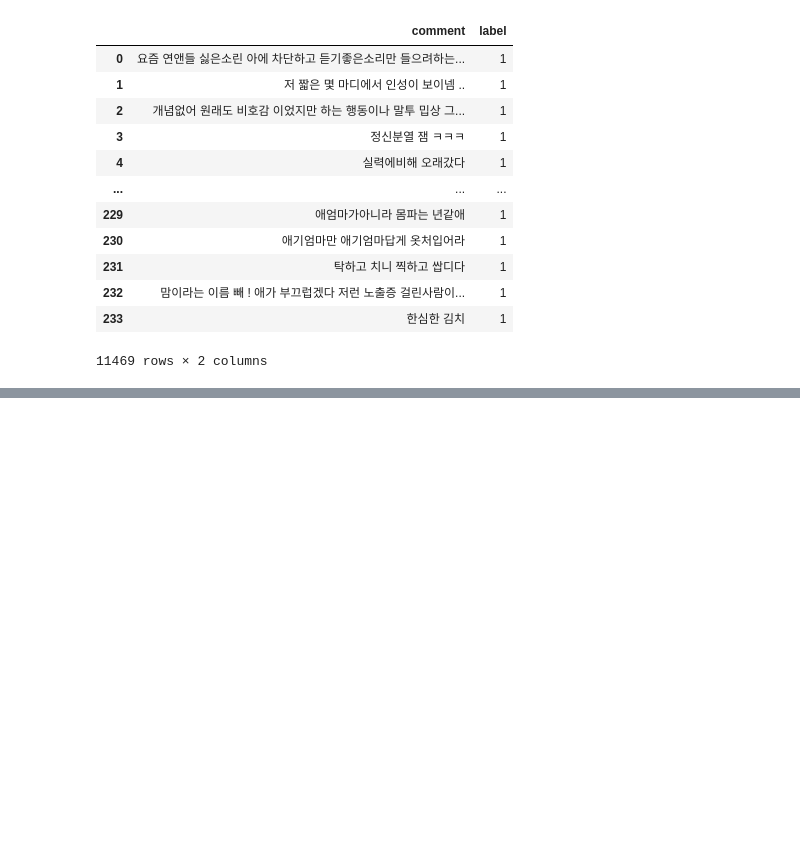
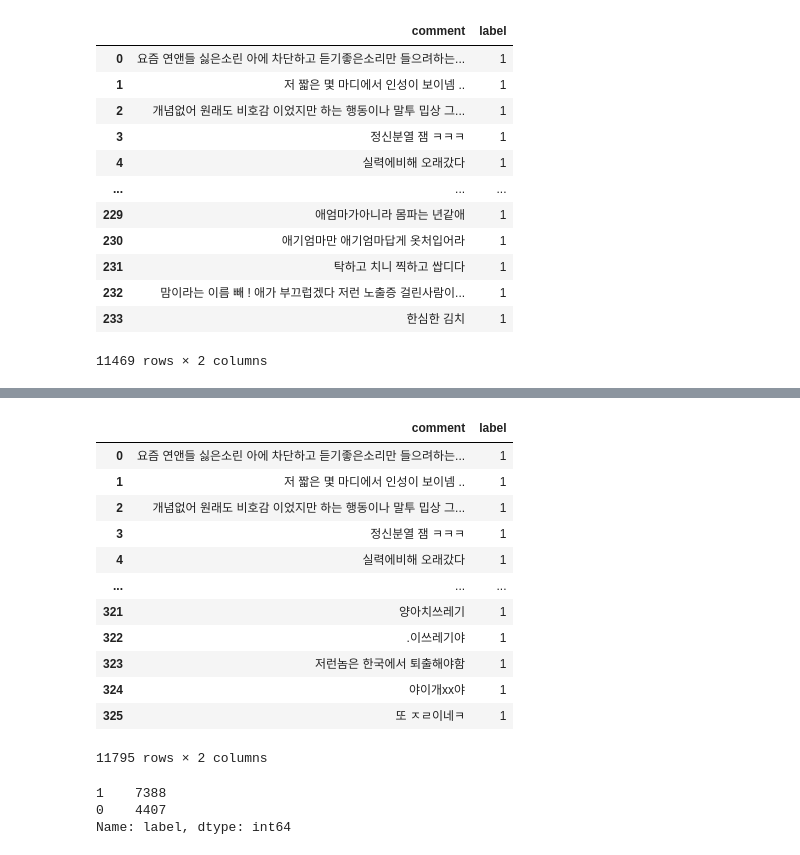
Before and after one commit to sooyeon-go/grad_project, a Jupyter notebook: comment_crawling_r/comment2_csv.ipynb, the cells around one changed output, grey strips where cells are left out. Drawn from its saved outputs; the diff is of its cells as text; code cells hidden in the pictures; blank space fills up the shorter version.

```diff
--- a/comment_crawling_r/comment2_csv.ipynb
+++ b/comment_crawling_r/comment2_csv.ipynb
@@ -485,0 +527,23 @@ fi6
+# %%
+fi7 = fi6.append(dic8)
+fi7
+# %% [output]
+|  | comment | label |
+| 0 | 요즘 연앤들 싫은소린 아에 차단하고 듣기좋은소리만 들으려하는... | 1 |
+| 1 | 저 짧은 몇 마디에서 인성이 보이넴 .. | 1 |
+| 2 | 개념없어 원래도 비호감 이었지만 하는 행동이나 말투 밉상 그... | 1 |
+| 3 | 정신분열 잼 ㅋㅋㅋ | 1 |
+| 4 | 실력에비해 오래갔다 | 1 |
+| ... | ... | ... |
+| 321 | 양아치쓰레기 | 1 |
+| 322 | .이쓰레기야 | 1 |
+| 323 | 저런놈은 한국에서 퇴출해야함 | 1 |
+| 324 | 야이개xx야 | 1 |
+| 325 | 또 ㅈㄹ이네ㅋ | 1 |
+11795 rows × 2 columns
+# %%
+fi7['label'].value_counts()
+# %% [output]
+1    7388
+0    4407
+Name: label, dtype: int64
```
Also changed, not shown: parts of 2 cells of this notebook.
